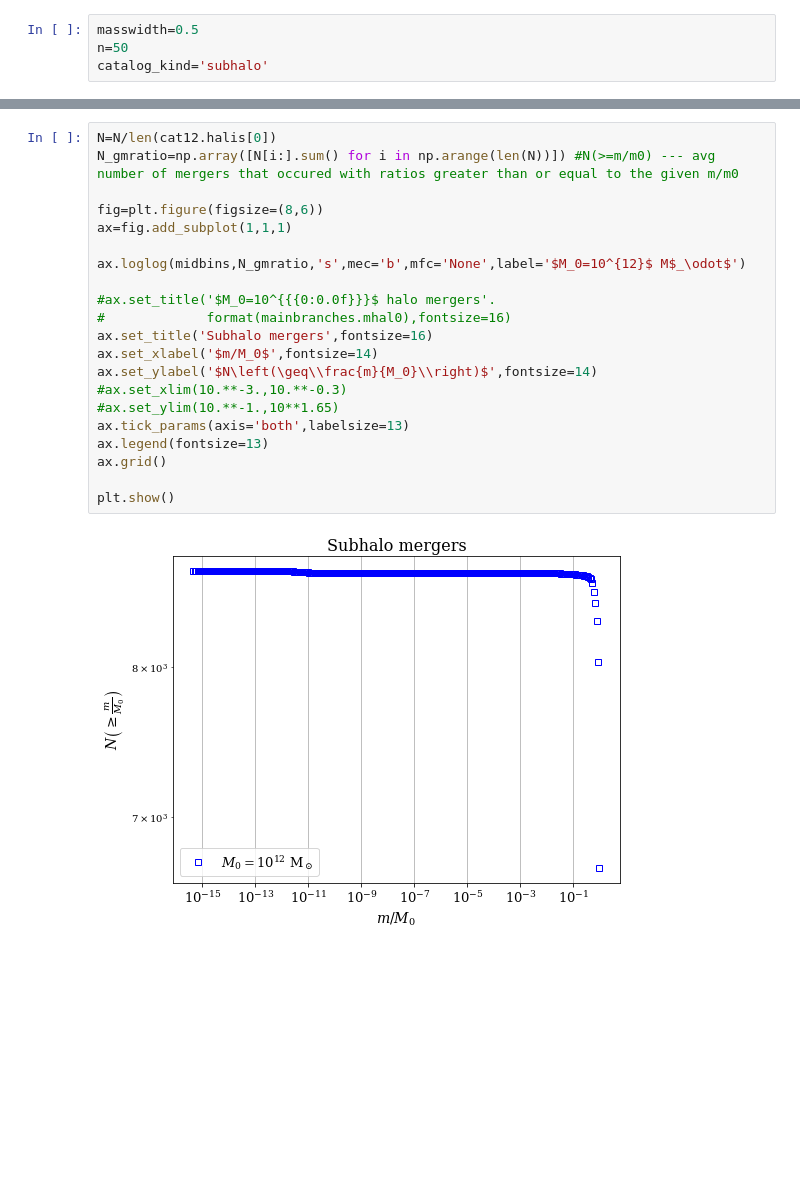
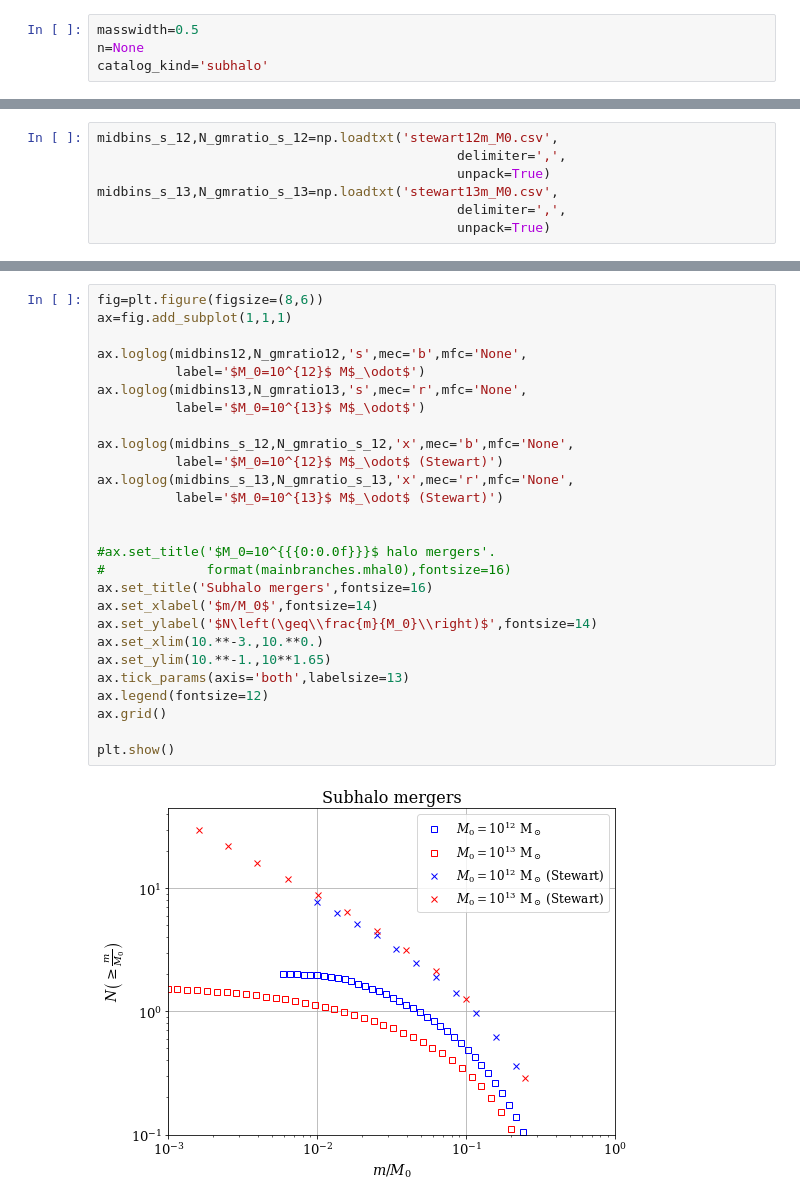
Before and after one commit to patricks1/mergers, a Jupyter notebook: gendistribution_tester.ipynb, the cells around one changed output, grey strips where cells are left out. Saved outputs shown, nothing was run; the diff lists cells and outputs as text; blank space fills up the shorter version.

```diff
--- a/gendistribution_tester.ipynb
+++ b/gendistribution_tester.ipynb
@@ -35,6 +17,6 @@ The backend was *originally* set to 'module://ipykernel.pylab.backend_inline' by
 # %%
 masswidth=0.5
-n=50
+n=None
 catalog_kind='subhalo'
 # %%
 cat12=mm.Mergerdata(12.,masswidth,catalog_kind=catalog_kind,n=n)
@@ -154,3 +158,10 @@ N_gmratio13,midbins13= N_gmratio(cat13)
+# %%
+midbins_s_12,N_gmratio_s_12=np.loadtxt('stewart12m_M0.csv',
+                                              delimiter=',',
+                                              unpack=True)
+midbins_s_13,N_gmratio_s_13=np.loadtxt('stewart13m_M0.csv',
+                                              delimiter=',',
+                                              unpack=True)
 # %%
 fig=plt.figure(figsize=(8,6))
 ax=fig.add_subplot(1,1,1)
@@ -245,23 +311,29 @@ N=plt.hist(mratios,bins=bins,edgecolor='k')[0]
 # %%
-N=N/len(cat12.halis[0])
-N_gmratio=np.array([N[i:].sum() for i in np.arange(len(N))]) #N(>=m/m0) --- avg number of mergers that occured with ratios greater than or equal to the given m/m0
-
 fig=plt.figure(figsize=(8,6))
 ax=fig.add_subplot(1,1,1)
 
-ax.loglog(midbins,N_gmratio,'s',mec='b',mfc='None',label='$M_0=10^{12}$ M$_\odot$')
+ax.loglog(midbins12,N_gmratio12,'s',mec='b',mfc='None',
+          label='$M_0=10^{12}$ M$_\odot$')
+ax.loglog(midbins13,N_gmratio13,'s',mec='r',mfc='None',
+          label='$M_0=10^{13}$ M$_\odot$')
+
+ax.loglog(midbins_s_12,N_gmratio_s_12,'x',mec='b',mfc='None',
+          label='$M_0=10^{12}$ M$_\odot$ (Stewart)')
+ax.loglog(midbins_s_13,N_gmratio_s_13,'x',mec='r',mfc='None',
+          label='$M_0=10^{13}$ M$_\odot$ (Stewart)')
+
 
 #ax.set_title('$M_0=10^{{{0:0.0f}}}$ halo mergers'.
 #             format(mainbranches.mhal0),fontsize=16)
 ax.set_title('Subhalo mergers',fontsize=16)
 ax.set_xlabel('$m/M_0$',fontsize=14)
 ax.set_ylabel('$N\left(\geq\\frac{m}{M_0}\\right)$',fontsize=14)
-#ax.set_xlim(10.**-3.,10.**-0.3)
-#ax.set_ylim(10.**-1.,10**1.65)
+ax.set_xlim(10.**-3.,10.**0.)
+ax.set_ylim(10.**-1.,10**1.65)
 ax.tick_params(axis='both',labelsize=13)
-ax.legend(fontsize=13)
+ax.legend(fontsize=12)
 ax.grid()
 
 plt.show()
 # %% [output]
-[figure, old version]
+[figure, new version]
```
Also changed, not shown: parts of 24 cells of this notebook, 27 other files.
